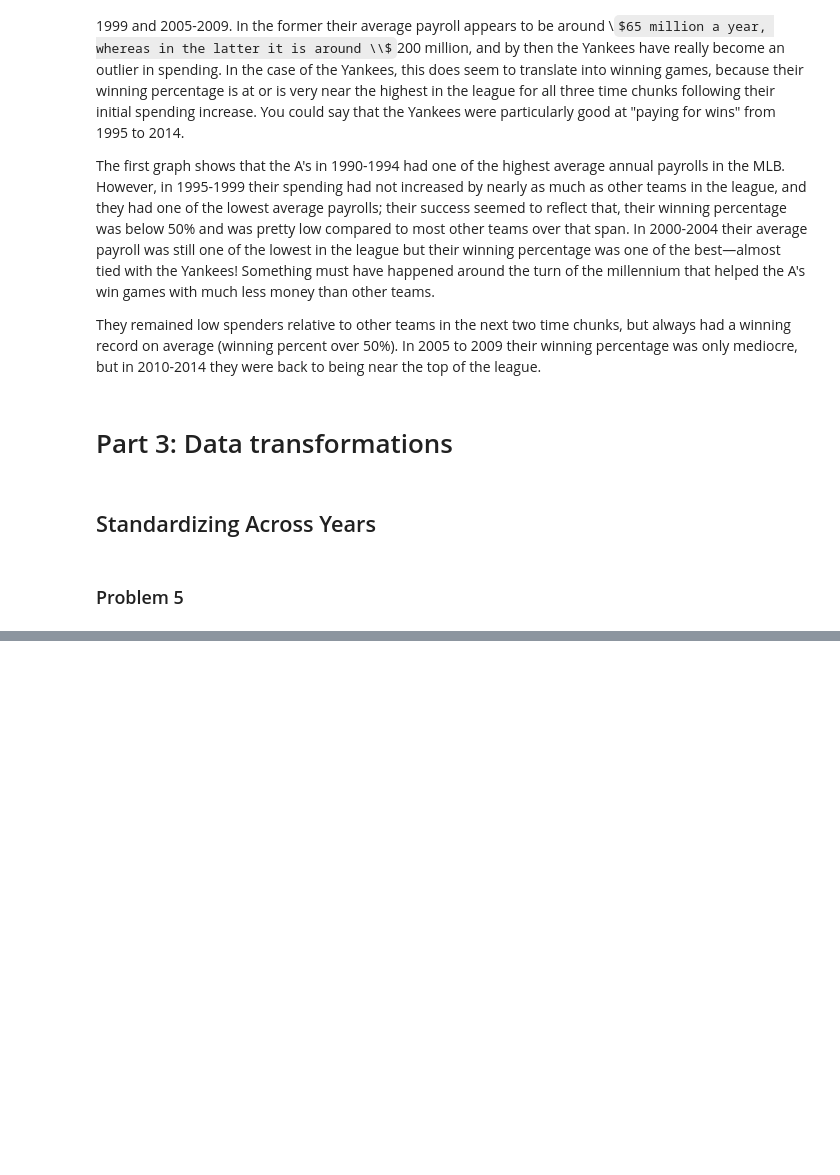
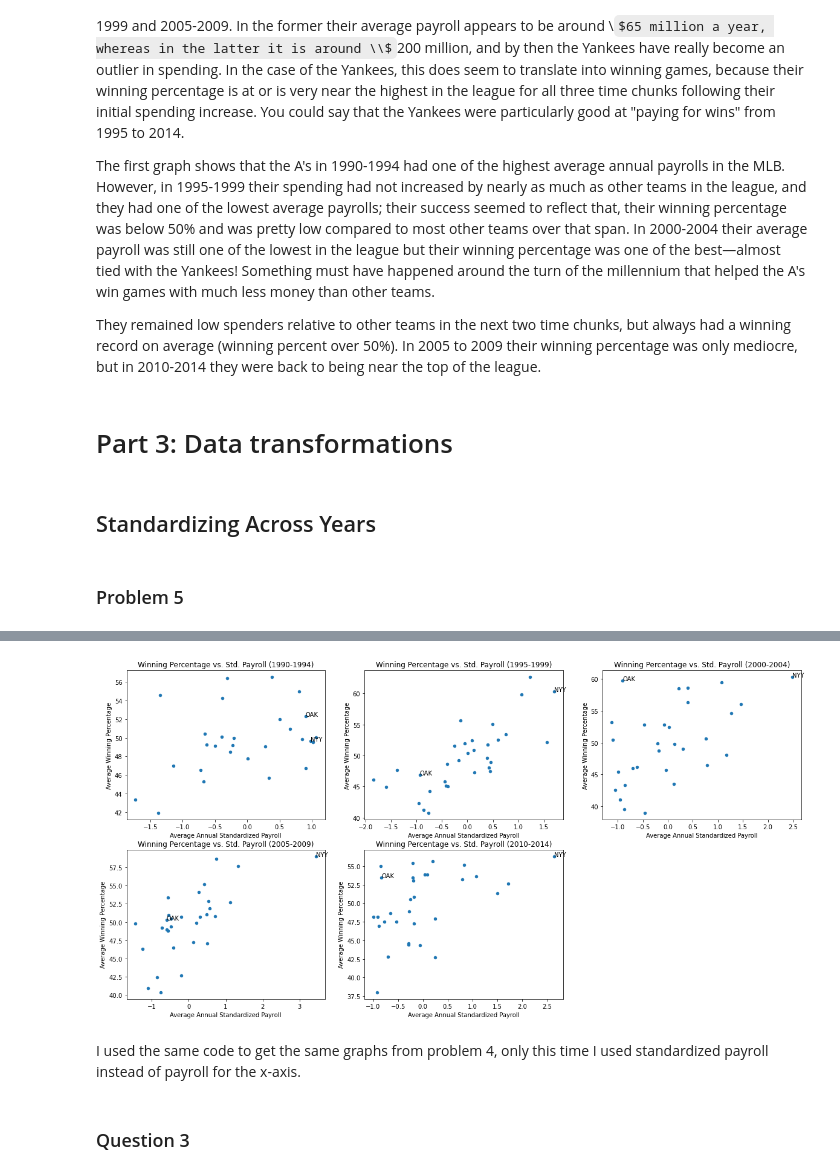
Before and after one commit to jpdevito/cmsc320, a Jupyter notebook: Project 2.ipynb, the cells around one changed output, grey strips where cells are left out. Drawn from its saved outputs; the diff is of its cells as text; code cells hidden in the pictures; some formulas as TeX source; blank space fills up the shorter version.

```diff
--- a/Project 2.ipynb
+++ b/Project 2.ipynb
@@ -261,0 +263,3 @@ payrolls_by_year.mean().at[1990, "payroll"]
+# %%
+# adds a column that contains the row's payroll, mean, and std as a tuple
+teams_temp["asTuple"]= list(zip(teams_temp.payroll, teams_temp.payrollMean, teams_temp.payrollStd))
@@ -262,3 +282,8 @@ payrolls_by_year.mean().at[1990, "payroll"]
 # %%
-def standardize(year, team):
-    return
+# function to get standardized payroll
+def standardize(tup):
+    (payroll, avg, std) = tup
+    return (payroll - avg) / std
+# %%
+# transforms the column of tuples and adds the result to the teams dataframe
+teams["standardizedPayroll"] = teams_temp.asTuple.transform(standardize)
@@ -264,0 +312,8 @@ def standardize(year, team):
+# %%
+# can reuse the "bins" series from before
+
+# creates new dataframe with a bin column and select columns from the teams dataframe
+binned = teams.drop(teams.columns.difference(["teamID", "winPercent", "standardizedPayroll"]), 1).join(bins)
+
+means = binned.groupby(by=["bin", "teamID"]).mean()
+means = means.dropna()
@@ -264,0 +337,37 @@ def standardize(year, team):
+# %%
+# creates 5 subplots
+fig, axes = plt.subplots(nrows=2, ncols=3, figsize=(20, 10))
+fig.delaxes(axes[1][2])
+
+# plots the data
+means.loc["A"].plot.scatter(x="standardizedPayroll", y="winPercent", ax=axes[0][0], title="Winning Percentage vs. Std. Payroll (1990-1994)")
+# adds a label "OAK" for the point representing the Oakland A's
+axes[0, 0].text(means.loc["A"].at["OAK", "standardizedPayroll"], means.loc["A"].at["OAK", "winPercent"], "OAK")
+# adds a label "NYY" for the point representing the New York Yankees
+axes[0, 0].text(means.loc["A"].at["NYA", "standardizedPayroll"], means.loc["A"].at["NYA", "winPercent"], "NYY")
+
+means.loc["B"].plot.scatter(x="standardizedPayroll", y="winPercent", ax=axes[0][1], title="Winning Percentage vs. Std. Payroll (1995-1999)")
+axes[0, 1].text(means.loc["B"].at["OAK", "standardizedPayroll"], means.loc["B"].at["OAK", "winPercent"], "OAK")
+axes[0, 1].text(means.loc["B"].at["NYA", "standardizedPayroll"], means.loc["B"].at["NYA", "winPercent"], "NYY")
+
+means.loc["C"].plot.scatter(x="standardizedPayroll", y="winPercent", ax=axes[0][2], title="Winning Percentage vs. Std. Payroll (2000-2004)")
+axes[0, 2].text(means.loc["C"].at["OAK", "standardizedPayroll"], means.loc["C"].at["OAK", "winPercent"], "OAK")
+axes[0, 2].text(means.loc["C"].at["NYA", "standardizedPayroll"], means.loc["C"].at["NYA", "winPercent"], "NYY")
+
+means.loc["D"].plot.scatter(x="standardizedPayroll", y="winPercent", ax=axes[1][0], title="Winning Percentage vs. Std. Payroll (2005-2009)")
+axes[1, 0].text(means.loc["D"].at["OAK", "standardizedPayroll"], means.loc["D"].at["OAK", "winPercent"], "OAK")
+axes[1, 0].text(means.loc["D"].at["NYA", "standardizedPayroll"], means.loc["D"].at["NYA", "winPercent"], "NYY")
+
+means.loc["E"].plot.scatter(x="standardizedPayroll", y="winPercent", ax=axes[1][1], title="Winning Percentage vs. Std. Payroll (2010-2014)")
+axes[1, 1].text(means.loc["E"].at["OAK", "standardizedPayroll"], means.loc["E"].at["OAK", "winPercent"], "OAK")
+axes[1, 1].text(means.loc["E"].at["NYA", "standardizedPayroll"], means.loc["E"].at["NYA", "winPercent"], "NYY")
+
+plt.setp(axes, xlabel="Average Annual Standardized Payroll")
+# added "_ =" for clean output
+_ = plt.setp(axes, ylabel="Average Winning Percentage")
+# %% [output]
+[figure, added]
+# %% [markdown]
+I used the same code to get the same graphs from problem 4, only this time I used standardized payroll instead of payroll for the x-axis.
+# %% [markdown]
+### Question 3
```
Also changed, not shown: parts of 8 cells of this notebook.
